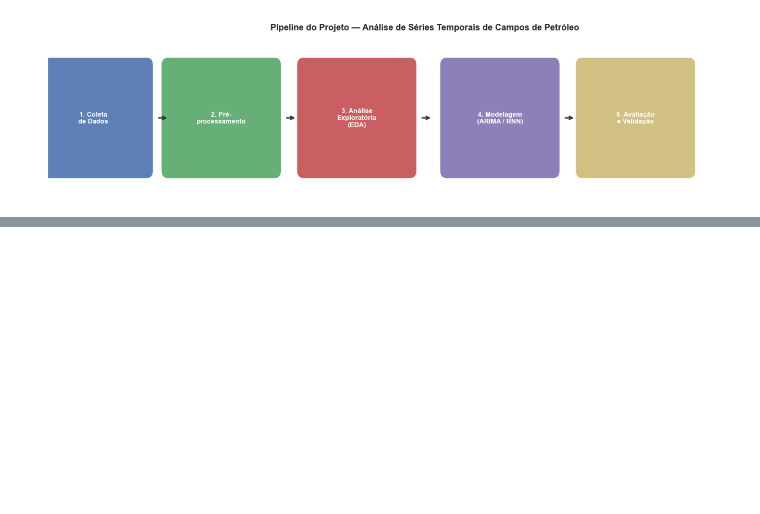
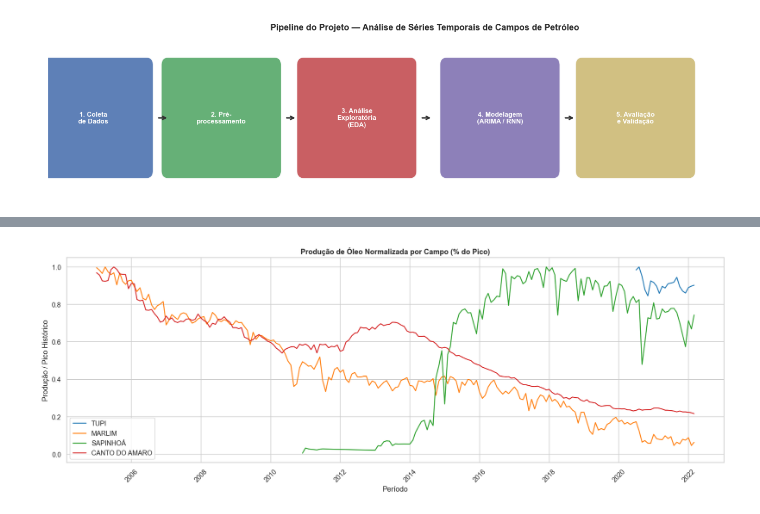
Before and after one commit to felipefagion/projeto_analise_ST_campos_de_petroleo, a Jupyter notebook: Projeto/documento.ipynb, the cells around one changed output, grey strips where cells are left out. Drawn from its saved outputs; the diff is of its cells as text; code cells hidden in the pictures; blank space fills up the shorter version.

```diff
--- a/Projeto/documento.ipynb
+++ b/Projeto/documento.ipynb
@@ -74,0 +335,20 @@ O diagrama abaixo descreve as etapas do processo de ciência de dados aplicado a
+# %%
+# Gráfico sobreposto normalizado
+fig, ax = plt.subplots(figsize=(16, 6))
+
+for campo in CAMPOS_ALVO:
+    dados = df_mensal[df_mensal['Campo'] == campo]
+    serie = dados.set_index('Período')['Óleo (bbl/dia)']
+    max_val = serie.max()
+    if max_val > 0:
+        ax.plot(serie.index, serie / max_val, label=campo, color=CORES[campo], linewidth=1.5)
+
+ax.set_title('Produção de Óleo Normalizada por Campo (% do Pico)', fontweight='bold')
+ax.set_ylabel('Produção / Pico Histórico')
+ax.set_xlabel('Período')
+ax.legend()
+ax.tick_params(axis='x', rotation=45)
+plt.tight_layout()
+plt.show()
+# %% [output]
+[figure, added]
```
Also changed, not shown: parts of 57 cells of this notebook.
